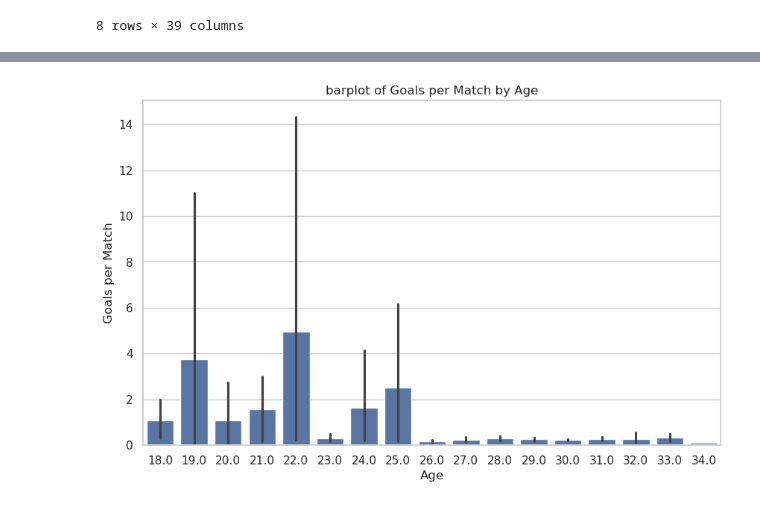
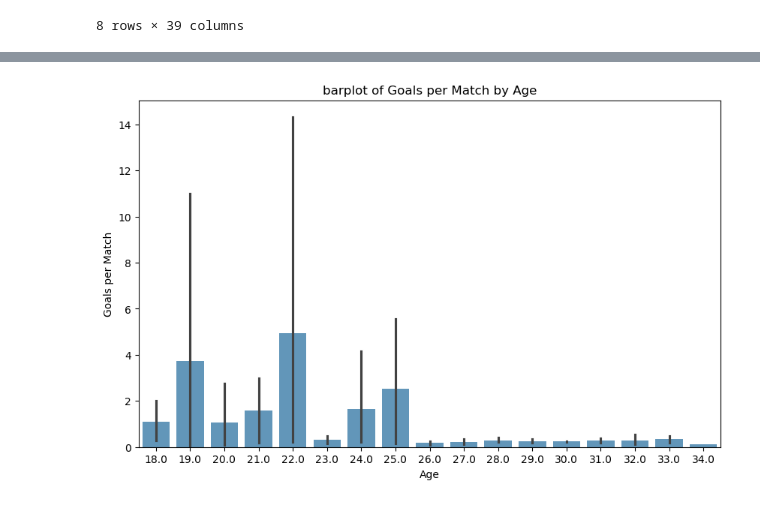
Before and after one commit to Saifeelkapanee/FootBall, a Jupyter notebook: DataAnalysis.ipynb, the cells around one changed output, grey strips where cells are left out. Drawn from its saved outputs; the diff is of its cells as text; code cells hidden in the pictures.

```diff
--- a/DataAnalysis.ipynb
+++ b/DataAnalysis.ipynb
@@ -204,11 +222,13 @@ KeyboardInterrupt:
 # %%
-#2-goal per match distribution by aga
+#goal per match distribution by aga
 plt.figure(figsize=(10, 6))
-sns.barplot(x='Age', y='Goals per match', data=forwards)
+sns.barplot(x='Age', y='Goals per match', data=forwards, color='#5499C7')
 plt.title('barplot of Goals per Match by Age')
 plt.xlabel('Age')
 plt.ylabel('Goals per Match')
+
+#plt.savefig('goals_per_match_by_age.png')
 plt.show()
 # %% [output]
-[figure, old version]
+[figure, new version]
 # %%
```
Also changed, not shown: parts of 36 cells of this notebook, 10 other files.
